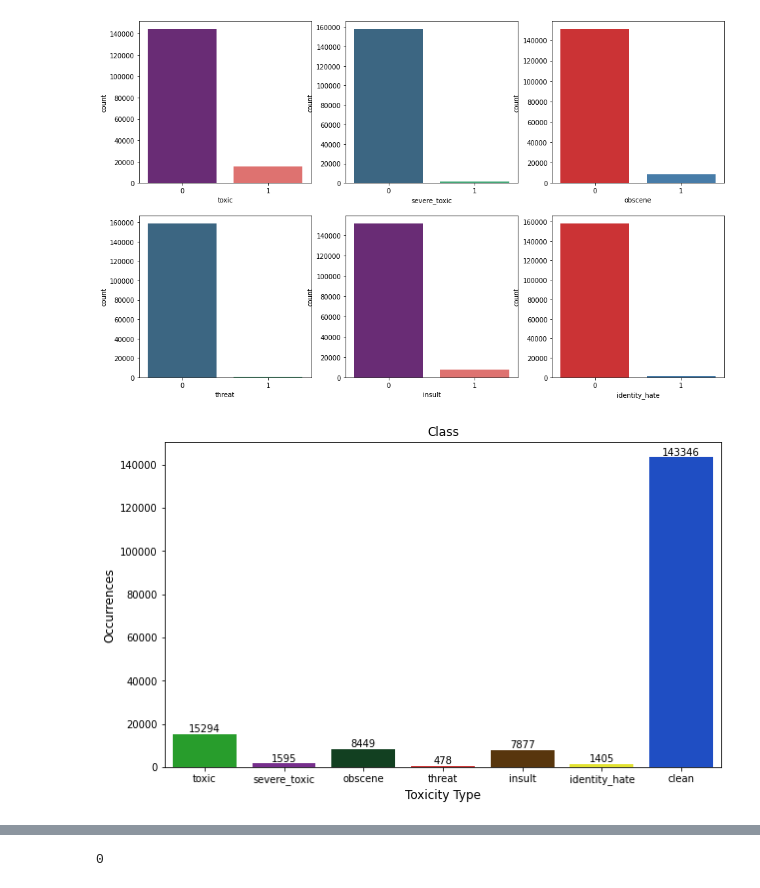
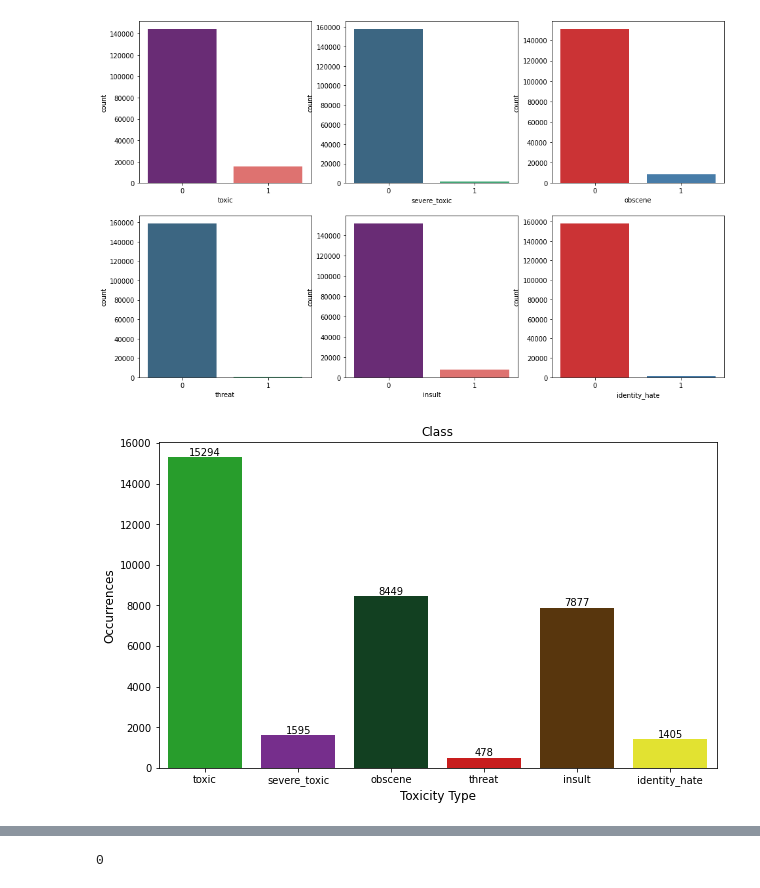
Before and after one commit to liyishanamy/detect_toxic_comment, a Jupyter notebook: CS651_project.ipynb, the cells around one changed output, grey strips where cells are left out. Saved outputs shown, nothing was run; the diff lists cells and outputs as text; code cells hidden in the pictures.

```diff
--- a/CS651_project.ipynb
+++ b/CS651_project.ipynb
@@ -180,22 +180,33 @@ sns.countplot(train['identity_hate'], palette = 'Set1', ax = ax6)
 <matplotlib.axes._subplots.AxesSubplot at 0x...>
 [figure]
 # %%
-
+import numpy as np
 colors_list = ["green", "purple","pine green","red", "brown","yellow", "blue"]
 palette= sns.xkcd_palette(colors_list)
 x=train.iloc[:,2:].sum()
 plt.figure(figsize=(10,6))
 ax= sns.barplot(x.index, x.values,palette=palette)
 plt.title("Class")
 plt.xlabel('Toxicity Type', fontsize = 12)
 plt.ylabel('Occurrences', fontsize=12)
 rects = ax.patches
 labels = x.values
+
+rowsums=train.iloc[:,2:].sum(axis=1)
+
+
+
+train['clean']=(rowsums==0)
+
+train['clean'].sum()
+train['clean']=np.where(train['clean']==True,1,0)
+
+
 for rect, label in zip(rects, labels):
     height = rect.get_height()
     ax.text(rect.get_x() + rect.get_width()/2, height + 10, label,
             ha='center', va='bottom')
 
 plt.show()
 # %% [output]
-[figure, old version]
+[figure, new version]
```
Also changed, not shown: parts of 19 cells of this notebook.
